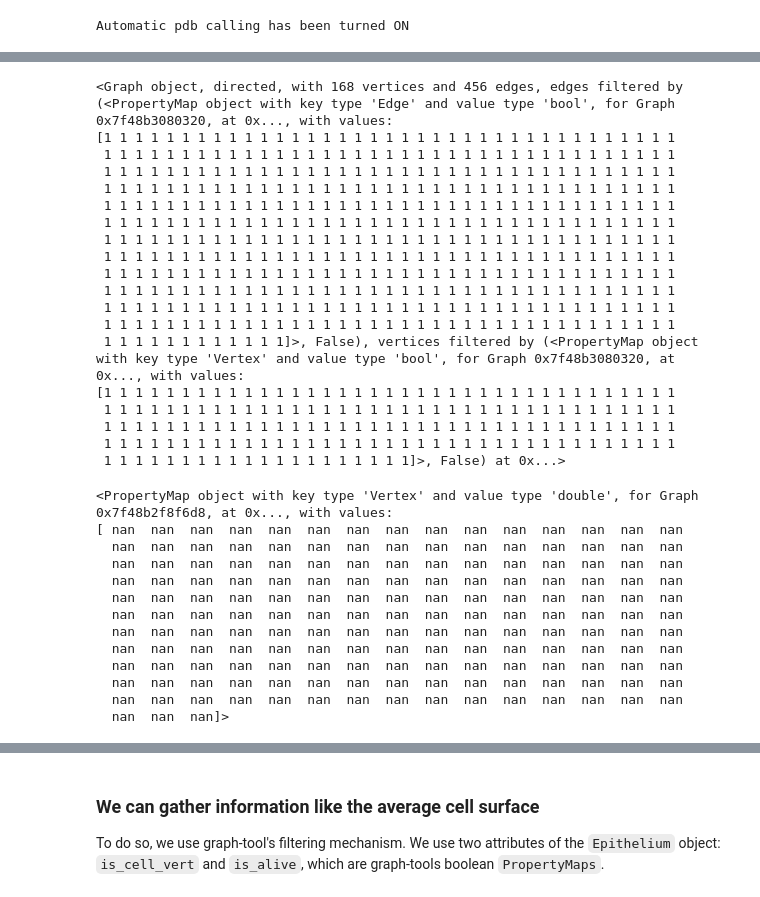
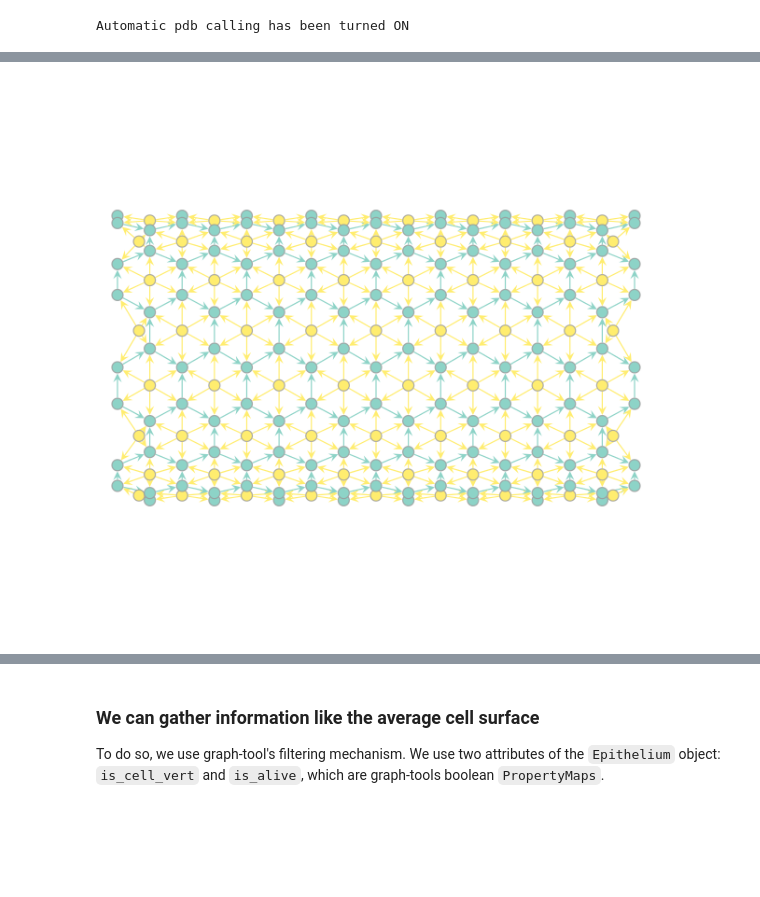
Before and after one commit to glyg/leg-joint, a Jupyter notebook: notebooks/2 - Energy minimisation.ipynb, the cells around one changed output, grey strips where cells are left out. Drawn from its saved outputs; the diff is of its cells as text; code cells hidden in the pictures; blank space fills up the shorter version.

```diff
--- a/notebooks/2 - Energy minimisation.ipynb
+++ b/notebooks/2 - Energy minimisation.ipynb
@@ -436,38 +421,5 @@ Name: test, Length: 168, dtype: object
-# %%
-eptm.graph
-# %% [output]
-<Graph object, directed, with 168 vertices and 456 edges, edges filtered by (<PropertyMap object with key type 'Edge' and value type 'bool', for Graph 0x7f48b3080320, at 0x..., with values:
-[1 1 1 1 1 1 1 1 1 1 1 1 1 1 1 1 1 1 1 1 1 1 1 1 1 1 1 1 1 1 1 1 1 1 1 1 1
- 1 1 1 1 1 1 1 1 1 1 1 1 1 1 1 1 1 1 1 1 1 1 1 1 1 1 1 1 1 1 1 1 1 1 1 1 1
- 1 1 1 1 1 1 1 1 1 1 1 1 1 1 1 1 1 1 1 1 1 1 1 1 1 1 1 1 1 1 1 1 1 1 1 1 1
- 1 1 1 1 1 1 1 1 1 1 1 1 1 1 1 1 1 1 1 1 1 1 1 1 1 1 1 1 1 1 1 1 1 1 1 1 1
- 1 1 1 1 1 1 1 1 1 1 1 1 1 1 1 1 1 1 1 1 1 1 1 1 1 1 1 1 1 1 1 1 1 1 1 1 1
- 1 1 1 1 1 1 1 1 1 1 1 1 1 1 1 1 1 1 1 1 1 1 1 1 1 1 1 1 1 1 1 1 1 1 1 1 1
- 1 1 1 1 1 1 1 1 1 1 1 1 1 1 1 1 1 1 1 1 1 1 1 1 1 1 1 1 1 1 1 1 1 1 1 1 1
- 1 1 1 1 1 1 1 1 1 1 1 1 1 1 1 1 1 1 1 1 1 1 1 1 1 1 1 1 1 1 1 1 1 1 1 1 1
- 1 1 1 1 1 1 1 1 1 1 1 1 1 1 1 1 1 1 1 1 1 1 1 1 1 1 1 1 1 1 1 1 1 1 1 1 1
- 1 1 1 1 1 1 1 1 1 1 1 1 1 1 1 1 1 1 1 1 1 1 1 1 1 1 1 1 1 1 1 1 1 1 1 1 1
- 1 1 1 1 1 1 1 1 1 1 1 1 1 1 1 1 1 1 1 1 1 1 1 1 1 1 1 1 1 1 1 1 1 1 1 1 1
- 1 1 1 1 1 1 1 1 1 1 1 1 1 1 1 1 1 1 1 1 1 1 1 1 1 1 1 1 1 1 1 1 1 1 1 1 1
- 1 1 1 1 1 1 1 1 1 1 1 1]>, False), vertices filtered by (<PropertyMap object with key type 'Vertex' and value type 'bool', for Graph 0x7f48b3080320, at 0x..., with values:
-[1 1 1 1 1 1 1 1 1 1 1 1 1 1 1 1 1 1 1 1 1 1 1 1 1 1 1 1 1 1 1 1 1 1 1 1 1
- 1 1 1 1 1 1 1 1 1 1 1 1 1 1 1 1 1 1 1 1 1 1 1 1 1 1 1 1 1 1 1 1 1 1 1 1 1
- 1 1 1 1 1 1 1 1 1 1 1 1 1 1 1 1 1 1 1 1 1 1 1 1 1 1 1 1 1 1 1 1 1 1 1 1 1
- 1 1 1 1 1 1 1 1 1 1 1 1 1 1 1 1 1 1 1 1 1 1 1 1 1 1 1 1 1 1 1 1 1 1 1 1 1
- 1 1 1 1 1 1 1 1 1 1 1 1 1 1 1 1 1 1 1 1]>, False) at 0x...>
-# %%
-eptm.rho
-# %% [output]
-<PropertyMap object with key type 'Vertex' and value type 'double', for Graph 0x7f48b2f8f6d8, at 0x..., with values:
-[ nan  nan  nan  nan  nan  nan  nan  nan  nan  nan  nan  nan  nan  nan  nan
-  nan  nan  nan  nan  nan  nan  nan  nan  nan  nan  nan  nan  nan  nan  nan
-  nan  nan  nan  nan  nan  nan  nan  nan  nan  nan  nan  nan  nan  nan  nan
-  nan  nan  nan  nan  nan  nan  nan  nan  nan  nan  nan  nan  nan  nan  nan
-  nan  nan  nan  nan  nan  nan  nan  nan  nan  nan  nan  nan  nan  nan  nan
-  nan  nan  nan  nan  nan  nan  nan  nan  nan  nan  nan  nan  nan  nan  nan
-  nan  nan  nan  nan  nan  nan  nan  nan  nan  nan  nan  nan  nan  nan  nan
-  nan  nan  nan  nan  nan  nan  nan  nan  nan  nan  nan  nan  nan  nan  nan
-  nan  nan  nan  nan  nan  nan  nan  nan  nan  nan  nan  nan  nan  nan  nan
-  nan  nan  nan  nan  nan  nan  nan  nan  nan  nan  nan  nan  nan  nan  nan
-  nan  nan  nan  nan  nan  nan  nan  nan  nan  nan  nan  nan  nan  nan  nan
-  nan  nan  nan]>
+# %%
+lj.epithelium.generation.reorient_edges(eptm.graph, eptm.is_cell_vert, eptm.is_junction_edge)
+draw_xz_cut(eptm)
+# %% [output]
+[figure, added]
```
Also changed, not shown: parts of 27 cells of this notebook, 12 other files.
